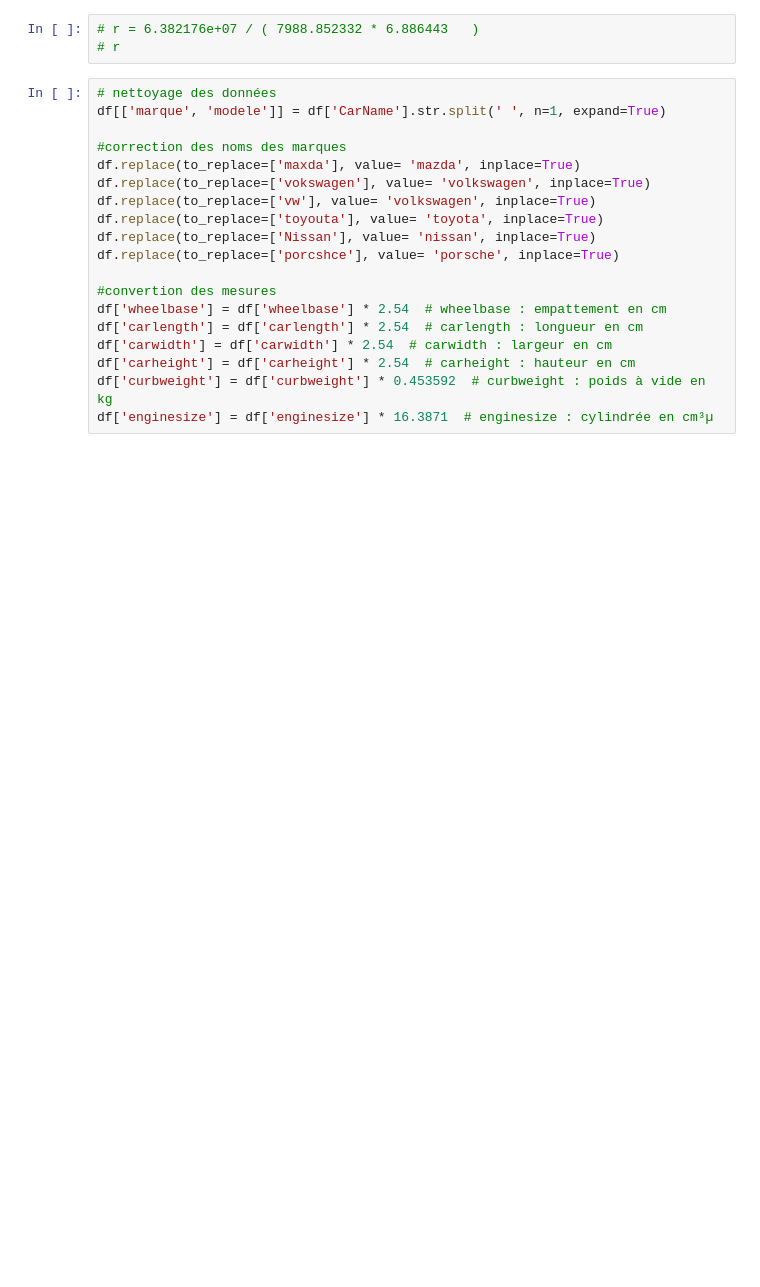
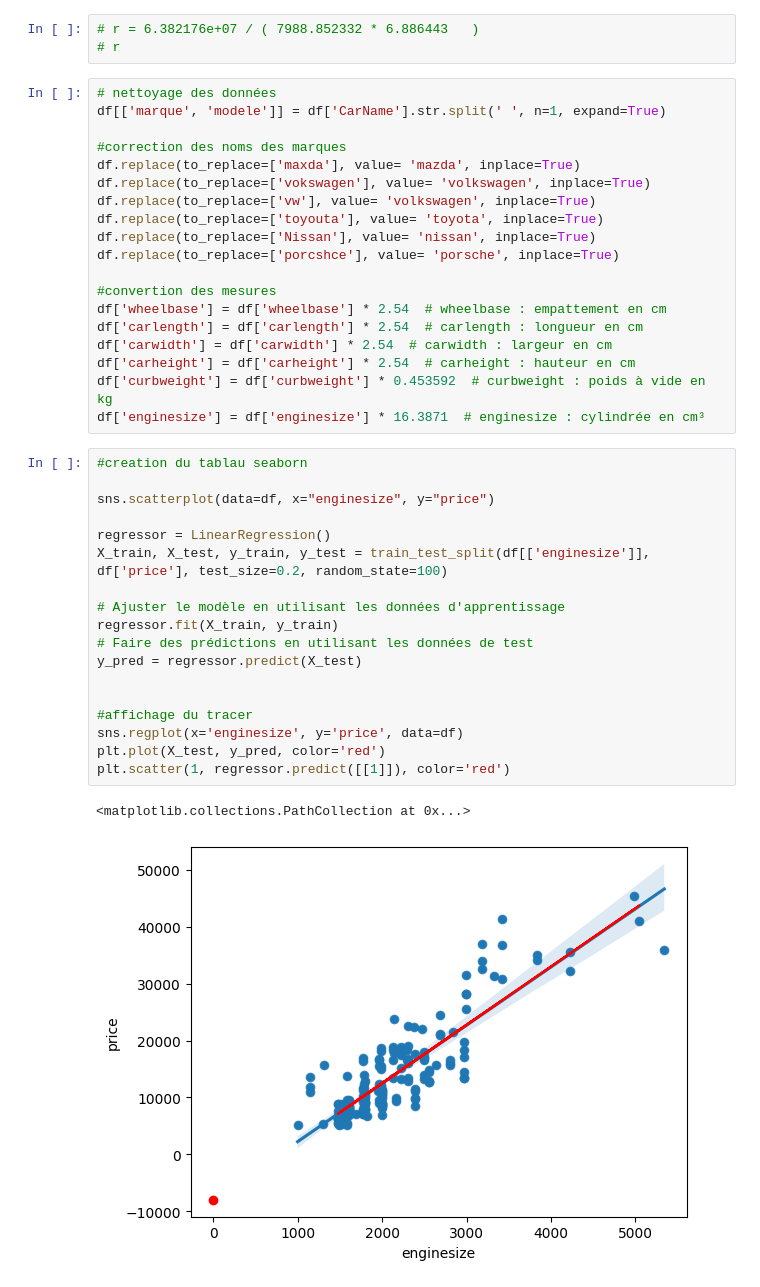
Before and after one commit to Slemdev/car_value, a Jupyter notebook: notebook/request.ipynb, the cells around one changed output. Saved outputs shown, nothing was run; the diff lists cells and outputs as text; blank space fills up the shorter version.

Commit message:
feat : ajout requirements.txt, maj README, affichage du graph de point en nuage seaborn

```diff
--- a/notebook/request.ipynb
+++ b/notebook/request.ipynb
@@ -35,4 +42,25 @@ df['carlength'] = df['carlength'] * 2.54  # carlength : longueur en cm
 df['carwidth'] = df['carwidth'] * 2.54  # carwidth : largeur en cm
 df['carheight'] = df['carheight'] * 2.54  # carheight : hauteur en cm
 df['curbweight'] = df['curbweight'] * 0.453592  # curbweight : poids à vide en kg
-df['enginesize'] = df['enginesize'] * 16.3871  # enginesize : cylindrée en cm³µ
+df['enginesize'] = df['enginesize'] * 16.3871  # enginesize : cylindrée en cm³
+# %%
+#creation du tablau seaborn
+
+sns.scatterplot(data=df, x="enginesize", y="price")
+
+regressor = LinearRegression()
+X_train, X_test, y_train, y_test = train_test_split(df[['enginesize']], df['price'], test_size=0.2, random_state=100)
+
+# Ajuster le modèle en utilisant les données d'apprentissage
+regressor.fit(X_train, y_train)
+# Faire des prédictions en utilisant les données de test
+y_pred = regressor.predict(X_test)
+
+
+#affichage du tracer
+sns.regplot(x='enginesize', y='price', data=df)
+plt.plot(X_test, y_pred, color='red')
+plt.scatter(1, regressor.predict([[1]]), color='red')
+# %% [output]
+<matplotlib.collections.PathCollection at 0x...>
+[figure, added]
```
Also changed, not shown: parts of 2 cells of this notebook, 2 other files.
